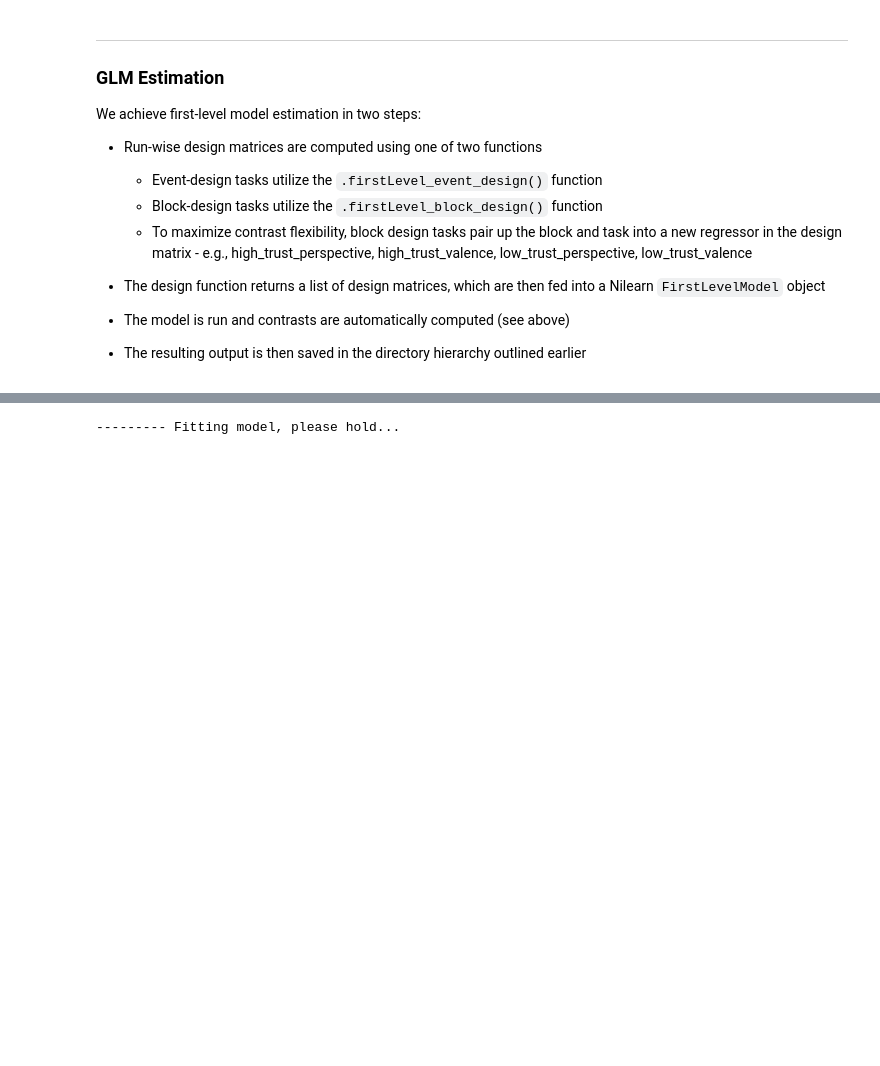
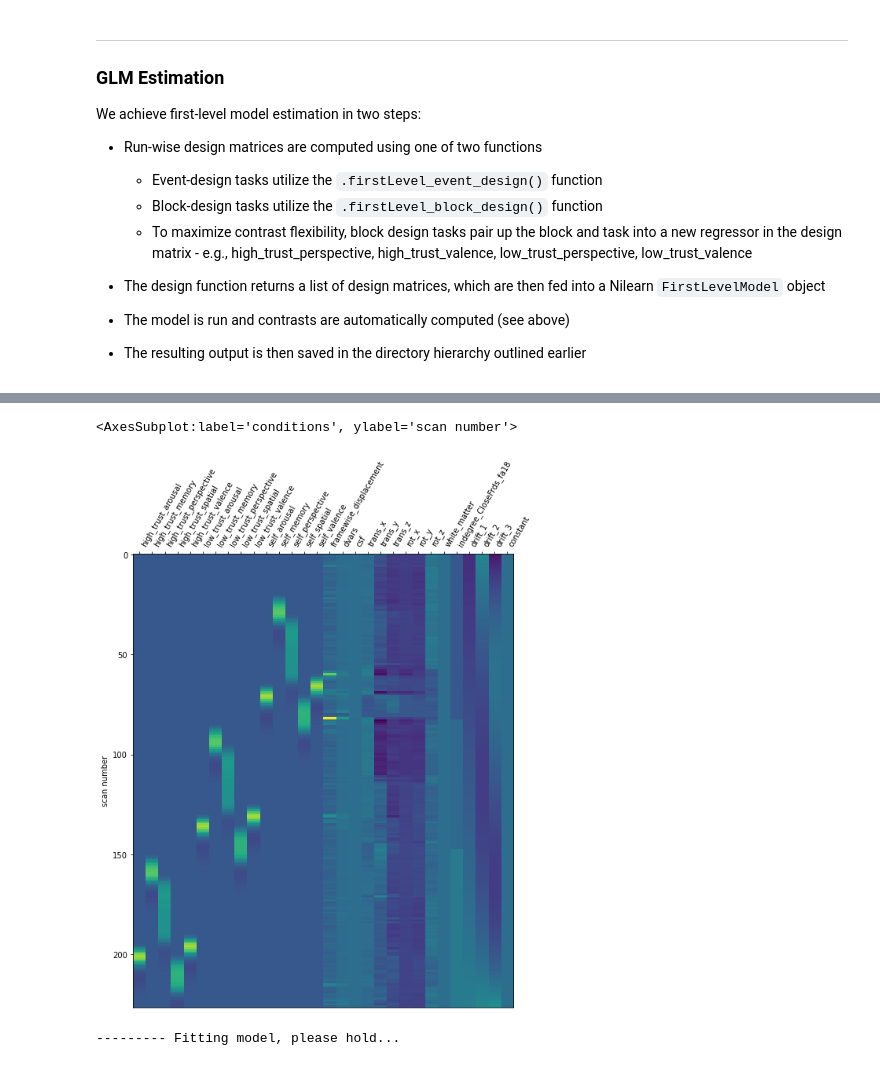
Before and after one commit to IanRFerguson/scp-fmri-analysis-2019, a Jupyter notebook: demo/demo-subject_level.ipynb, the cells around one changed output, grey strips where cells are left out. Drawn from its saved outputs; the diff is of its cells as text; code cells hidden in the pictures; blank space fills up the shorter version.

```diff
--- a/demo/demo-subject_level.ipynb
+++ b/demo/demo-subject_level.ipynb
@@ -167,3 +183,8 @@ dm[0]
+# %%
+nip.plot_design_matrix(dm[0])
+# %% [output]
+<AxesSubplot:label='conditions', ylabel='scan number'>
+[figure, added]
 # %%
 sub.firstLevel_contrasts(conditions=False)
 # %% [output]
```
Also changed, not shown: parts of 12 cells of this notebook.
